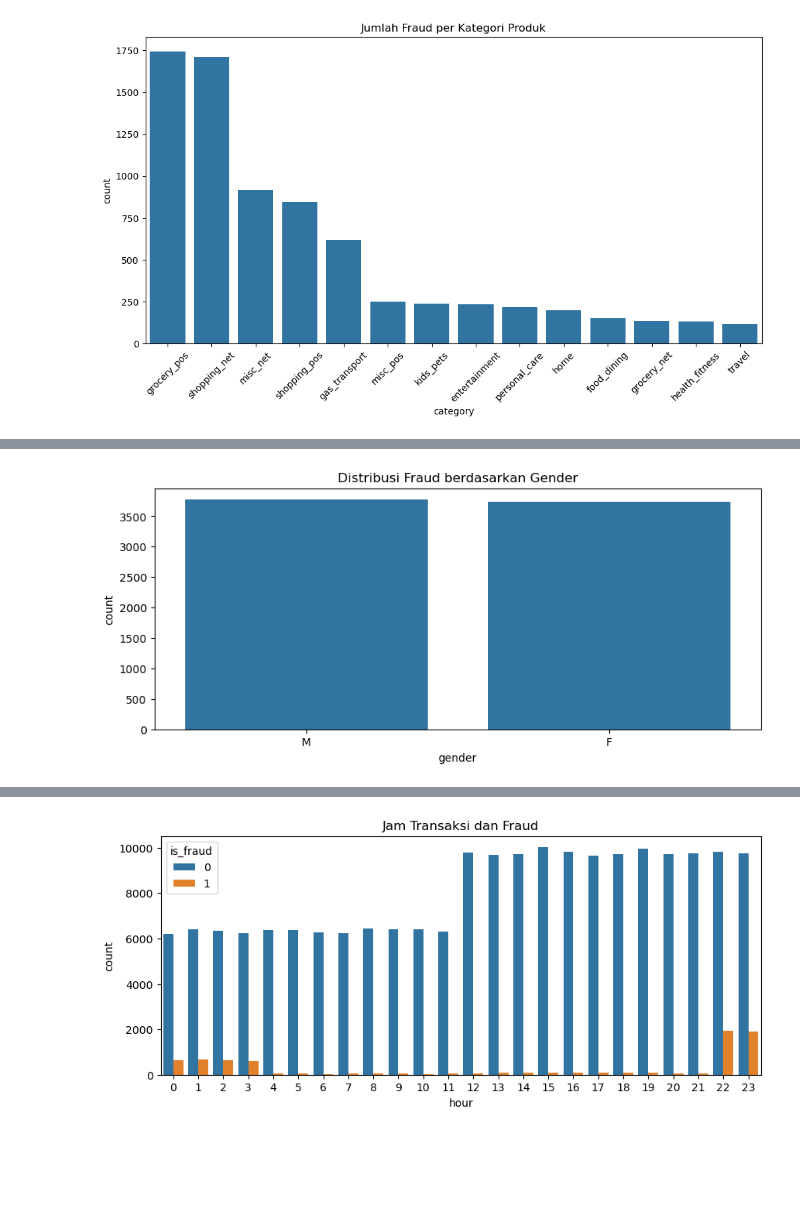
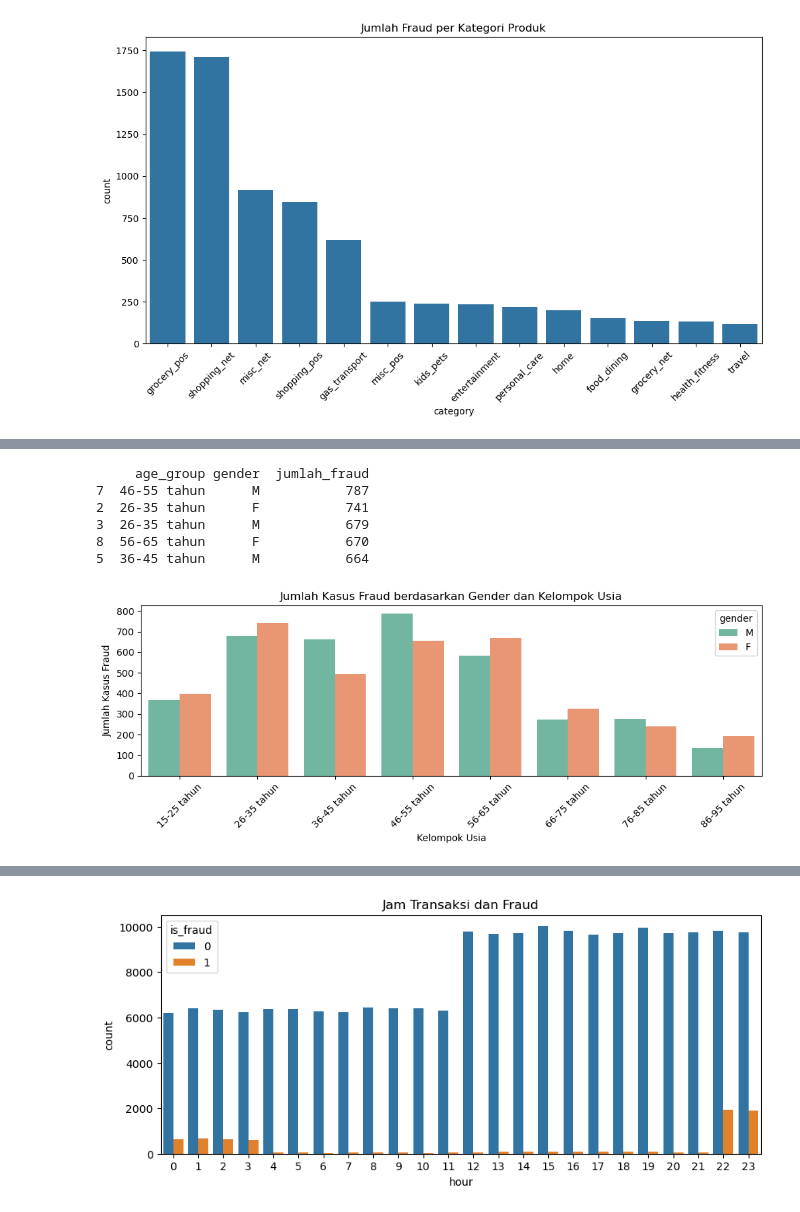
Before and after one commit to FTDS-assignment-bay/p2-final-project-ftds-025-hck-group-001, a Jupyter notebook: EDA.ipynb, the cells around one changed output, grey strips where cells are left out. Saved outputs shown, nothing was run; the diff lists cells and outputs as text; code cells hidden in the pictures; blank space fills up the shorter version.

```diff
--- a/EDA.ipynb
+++ b/EDA.ipynb
@@ -233,0 +293,15 @@ plt.show()
+# %%
+# Step 1: Bikin age_group
+bins = [15, 25, 35, 45, 55, 65, 75, 85, 95]
+labels = ['15-25 tahun', '26-35 tahun', '36-45 tahun', '46-55 tahun',
+          '56-65 tahun', '66-75 tahun', '76-85 tahun', '86-95 tahun']
+df['age_group'] = pd.cut(df['age'], bins=bins, labels=labels, right=True)
+
+# Step 2: Filter fraud case
+fraud_data = df[df['is_fraud'] == 1]
+
+# Step 3: Group dan count
+fraud_counts = fraud_data.groupby(['age_group', 'gender']).size().reset_index(name='jumlah_fraud')
+
+# Step 4: Tampilkan hasil
+print(fraud_counts)
@@ -234,7 +326,28 @@ plt.show()
 # %%
-plt.figure(figsize=(10,4))
-sns.countplot(data=df[df['is_fraud'] == 1], x='gender')
-plt.title('Distribusi Fraud berdasarkan Gender')
-plt.show()
+# Tampilkan top 5 fraud counts
+top_5_fraud_counts = fraud_counts.sort_values(by='jumlah_fraud', ascending=False).head(5)
+print(top_5_fraud_counts)
 # %% [output]
-[figure, removed]
+     age_group gender  jumlah_fraud
+7  46-55 tahun      M           787
+2  26-35 tahun      F           741
+3  26-35 tahun      M           679
+8  56-65 tahun      F           670
+5  36-45 tahun      M           664
+# %%
+plt.figure(figsize=(10, 4))
+sns.barplot(
+    data=fraud_counts.sort_values(by='jumlah_fraud', ascending=False),
+    x='age_group',
+    y='jumlah_fraud',
+    hue='gender',
+    palette='Set2'
+)
+plt.title('Jumlah Kasus Fraud berdasarkan Gender dan Kelompok Usia')
+plt.xlabel('Kelompok Usia')
+plt.ylabel('Jumlah Kasus Fraud')
+plt.xticks(rotation=45)
+plt.tight_layout()
+plt.show()
+# %% [output]
+[figure, added]
```
Also changed, not shown: parts of 8 cells of this notebook.
